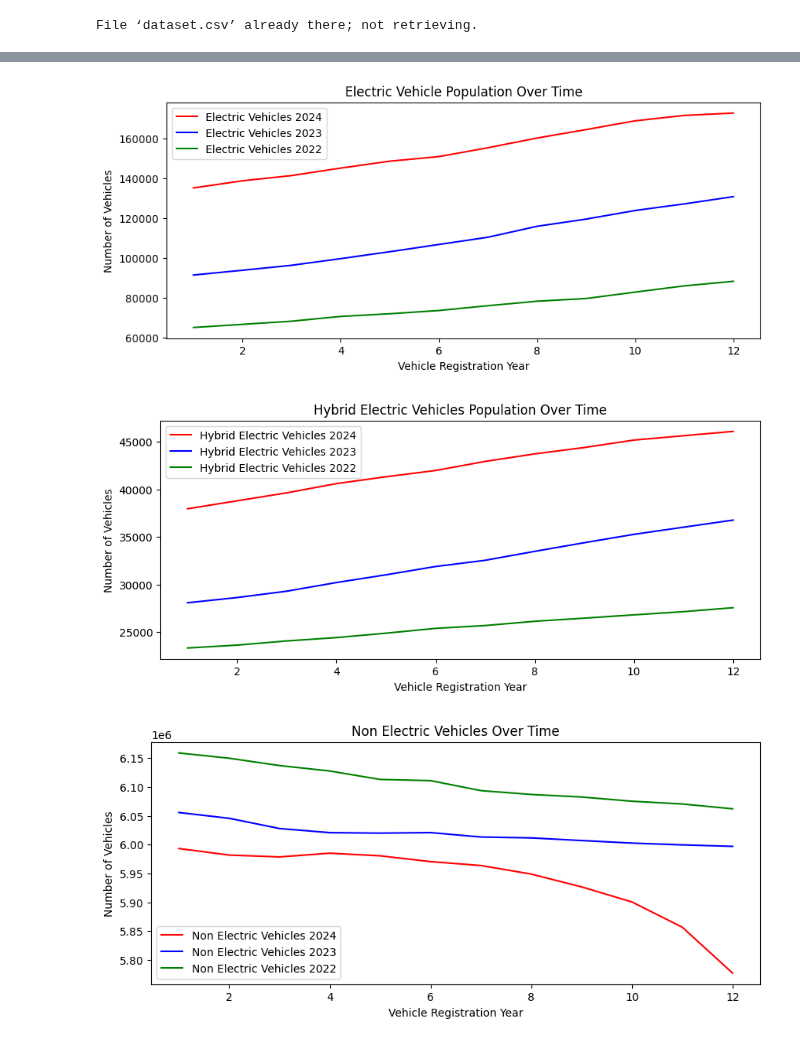
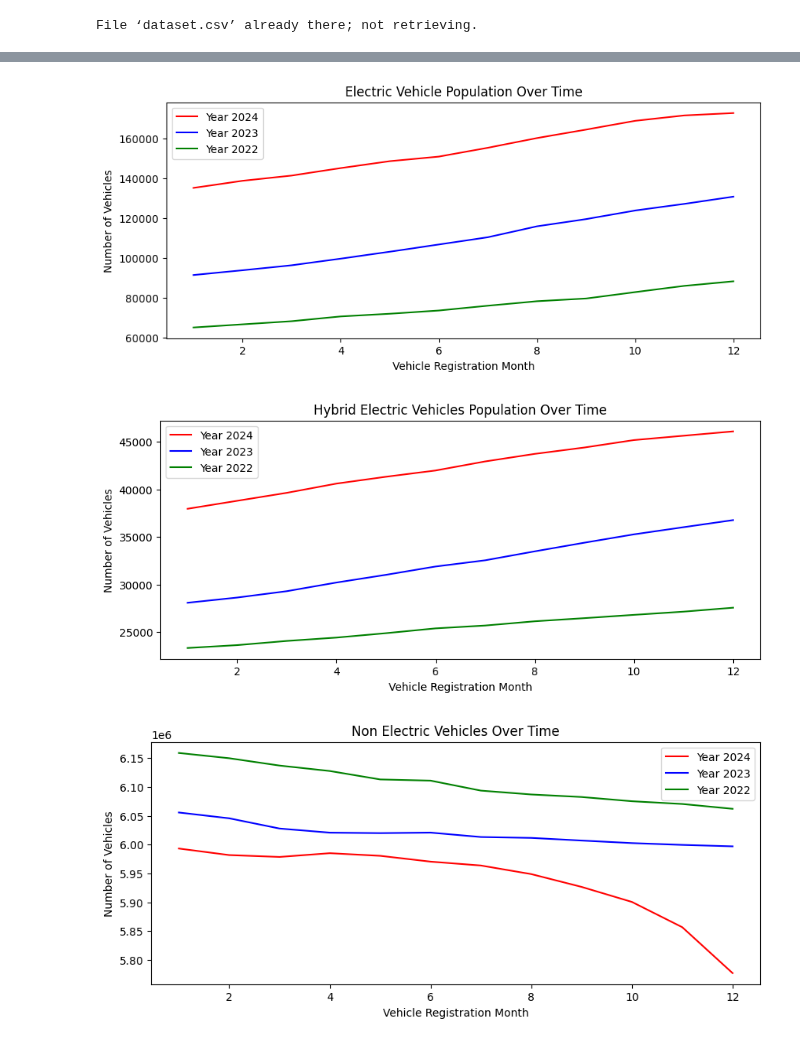
Before and after one commit to thisishasan/slda, a Jupyter notebook: code.ipynb, the cells around one changed output, grey strips where cells are left out. Cells and saved outputs as stored; diff of their text form; code cells hidden in the pictures.

```diff
--- a/code.ipynb
+++ b/code.ipynb
@@ -92,0 +212,6 @@ df_2024.head()
+# %%
+grouped_by_month_2019 = df_2019.groupby('Month')[
+    ['Electric Vehicles', 'Hybrid Electric Vehicles', 'Non Electric Vehicles']
+].sum().reset_index()
+
+grouped_by_month_2019.head()
@@ -92,0 +225,6 @@ df_2024.head()
+# %%
+grouped_by_month_2020 = df_2020.groupby('Month')[
+    ['Electric Vehicles', 'Hybrid Electric Vehicles', 'Non Electric Vehicles']
+].sum().reset_index()
+
+grouped_by_month_2020.head()
@@ -92,0 +238,6 @@ df_2024.head()
+# %%
+grouped_by_month_2021 = df_2021.groupby('Month')[
+    ['Electric Vehicles', 'Hybrid Electric Vehicles', 'Non Electric Vehicles']
+].sum().reset_index()
+
+grouped_by_month_2021.head()
@@ -118,34 +290,42 @@ grouped_by_month_2024.head()
 # %%
 plt.figure(figsize=(10,4), dpi = 100)
-plt.plot(grouped_by_month_2024['Month'], grouped_by_month_2024['Electric Vehicles'], '-r', label='Electric Vehicles 2024')
-plt.plot(grouped_by_month_2023['Month'], grouped_by_month_2023['Electric Vehicles'], '-b', label='Electric Vehicles 2023')
-plt.plot(grouped_by_month_2022['Month'], grouped_by_month_2022['Electric Vehicles'], '-g', label='Electric Vehicles 2022')
-plt.xlabel('Vehicle Registration Year')
+plt.plot(grouped_by_month_2024['Month'], grouped_by_month_2024['Electric Vehicles'], '-r', label='Year 2024')
+plt.plot(grouped_by_month_2023['Month'], grouped_by_month_2023['Electric Vehicles'], '-b', label='Year 2023')
+plt.plot(grouped_by_month_2022['Month'], grouped_by_month_2022['Electric Vehicles'], '-g', label='Year 2022')
+plt.xlabel('Vehicle Registration Month')
 plt.ylabel('Number of Vehicles')
 plt.legend()
 plt.title('Electric Vehicle Population Over Time')
 plt.show()
 
 plt.figure(figsize=(10,4), dpi = 100)
-plt.plot(grouped_by_month_2024['Month'], grouped_by_month_2024['Hybrid Electric Vehicles'], '-r', label='Hybrid Electric Vehicles 2024')
-plt.plot(grouped_by_month_2023['Month'], grouped_by_month_2023['Hybrid Electric Vehicles'], '-b', label='Hybrid Electric Vehicles 2023')
-plt.plot(grouped_by_month_2022['Month'], grouped_by_month_2022['Hybrid Electric Vehicles'], '-g', label='Hybrid Electric Vehicles 2022')
-plt.xlabel('Vehicle Registration Year')
+plt.plot(grouped_by_month_2024['Month'], grouped_by_month_2024['Hybrid Electric Vehicles'], '-r', label='Year 2024')
+plt.plot(grouped_by_month_2023['Month'], grouped_by_month_2023['Hybrid Electric Vehicles'], '-b', label='Year 2023')
+plt.plot(grouped_by_month_2022['Month'], grouped_by_month_2022['Hybrid Electric Vehicles'], '-g', label='Year 2022')
+plt.plot(grouped_by_month_2021['Month'], grouped_by_month_2021['Hybrid Electric Vehicles'], '-g', label='Year 2021')
+plt.plot(grouped_by_month_2020['Month'], grouped_by_month_2020['Hybrid Electric Vehicles'], '-g', label='Year 2020')
+plt.plot(grouped_by_month_2019['Month'], grouped_by_month_2019['Hybrid Electric Vehicles'], '-g', label='Year 2019')
+plt.plot(grouped_by_month_2018['Month'], grouped_by_month_2018['Hybrid Electric Vehicles'], '-g', label='Year 2018')
+plt.plot(grouped_by_month_2017['Month'], grouped_by_month_2017['Hybrid Electric Vehicles'], '-g', label='Year 2017')
+
+
+
+plt.xlabel('Vehicle Registration Month')
 plt.ylabel('Number of Vehicles')
 plt.legend()
 plt.title('Hybrid Electric Vehicles Population Over Time')
 plt.show()
 
 plt.figure(figsize=(10,4), dpi = 100)
-plt.plot(grouped_by_month_2024['Month'], grouped_by_month_2024['Non Electric Vehicles'], '-r', label='Non Electric Vehicles 2024')
-plt.plot(grouped_by_month_2023['Month'], grouped_by_month_2023['Non Electric Vehicles'], '-b', label='Non Electric Vehicles 2023')
-plt.plot(grouped_by_month_2022['Month'], grouped_by_month_2022['Non Electric Vehicles'], '-g', label='Non Electric Vehicles 2022')
-plt.xlabel('Vehicle Registration Year')
+plt.plot(grouped_by_month_2024['Month'], grouped_by_month_2024['Non Electric Vehicles'], '-r', label='Year 2024')
+plt.plot(grouped_by_month_2023['Month'], grouped_by_month_2023['Non Electric Vehicles'], '-b', label='Year 2023')
+plt.plot(grouped_by_month_2022['Month'], grouped_by_month_2022['Non Electric Vehicles'], '-g', label='Year 2022')
+plt.xlabel('Vehicle Registration Month')
 plt.ylabel('Number of Vehicles')
 plt.legend()
 plt.title('Non Electric Vehicles Over Time')
 plt.show()
 # %% [output]
-[figure, old version]
+[figure, new version]
-[figure, old version]
+[figure, new version]
-[figure, old version]
+[figure, new version]
```
Also changed, not shown: parts of 17 cells of this notebook.
